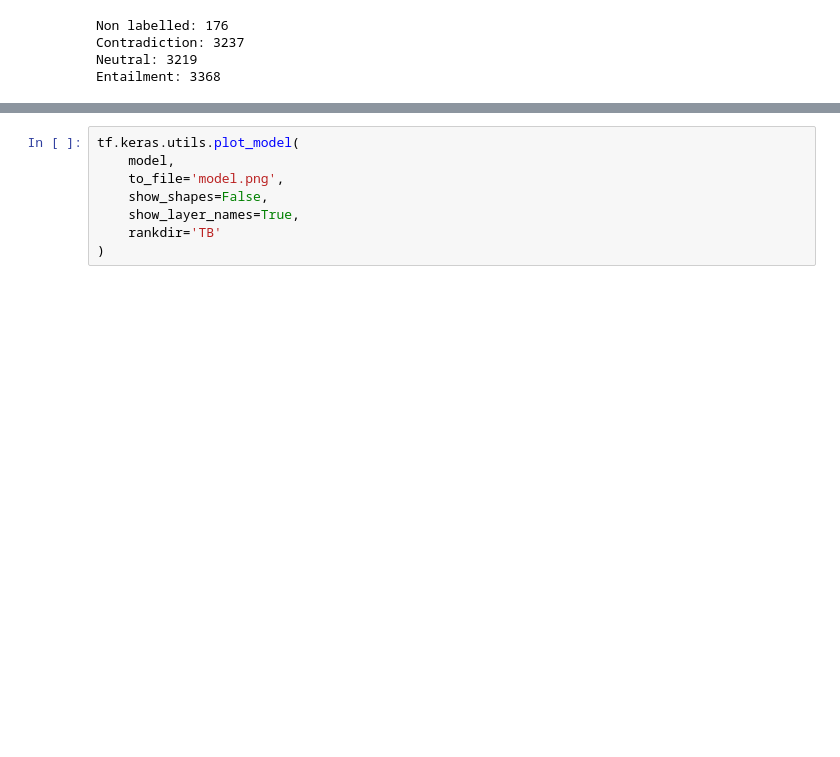
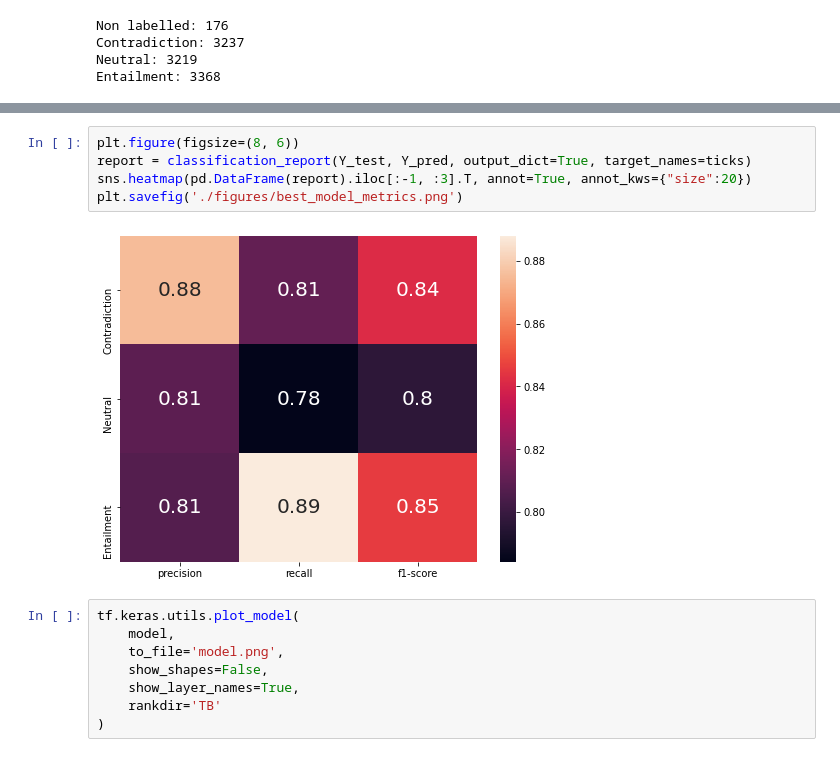
Before and after one commit to sm823zw/Natural-Language-Inference, a Jupyter notebook: main.ipynb, the cells around one changed output, grey strips where cells are left out. Drawn from its saved outputs; the diff is of its cells as text; blank space fills up the shorter version.

```diff
--- a/main.ipynb
+++ b/main.ipynb
@@ -211,3 +285,10 @@ Test Loss: 0.53, Test Accuracy: 82.85%
+# %%
+plt.figure(figsize=(8, 6))
+report = classification_report(Y_test, Y_pred, output_dict=True, target_names=ticks)
+sns.heatmap(pd.DataFrame(report).iloc[:-1, :3].T, annot=True, annot_kws={"size":20})
+plt.savefig('./figures/best_model_metrics.png')
+# %% [output]
+[figure, added]
 # %%
 tf.keras.utils.plot_model(
     model,
```
Also changed, not shown: parts of 18 cells of this notebook.
